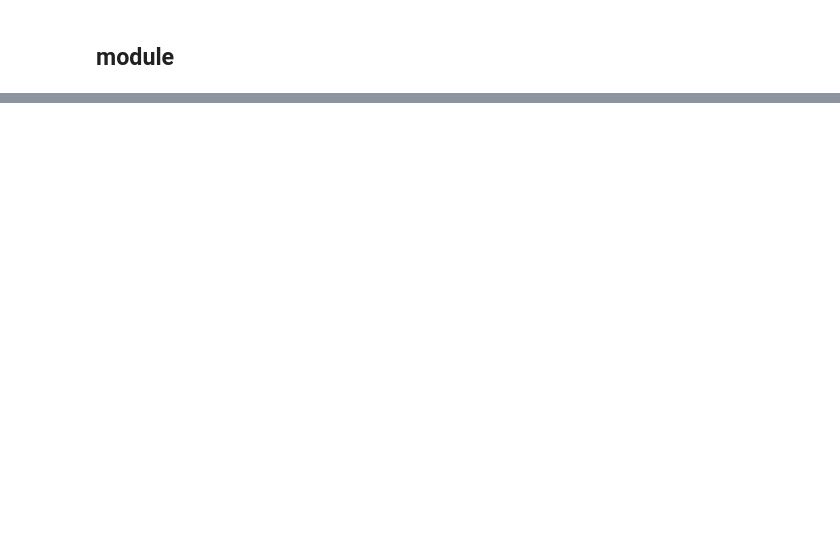
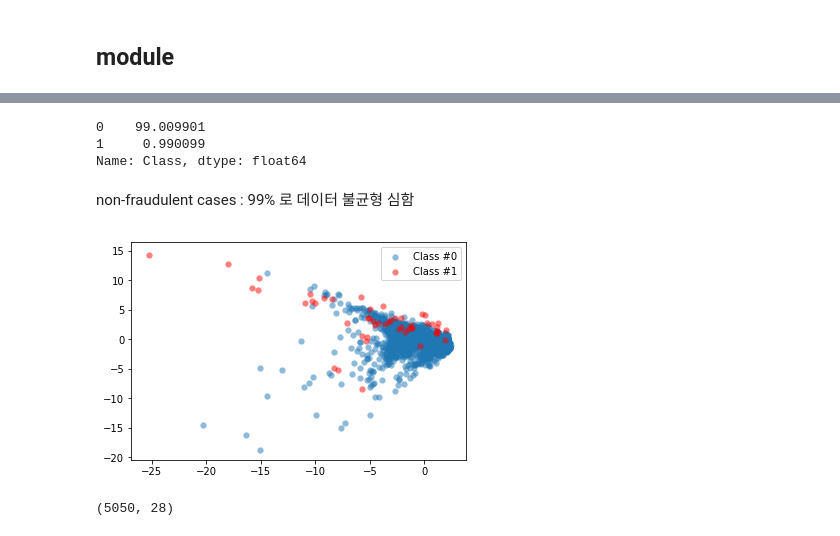
Before and after one commit to ttobaegi/AnomalyDetection, a Jupyter notebook: FraudDetection/1_FraudDetection&ImbalancedClassification.ipynb, the cells around one changed output, grey strips where cells are left out. Saved outputs shown, nothing was run; the diff lists cells and outputs as text; code cells hidden in the pictures; blank space fills up the shorter version.

```diff
--- a/FraudDetection/1_FraudDetection&ImbalancedClassification.ipynb
+++ b/FraudDetection/1_FraudDetection&ImbalancedClassification.ipynb
@@ -56,0 +102,2 @@ ModuleNotFoundError: No module named 'imblearn'
+# %%
+df = pd.read_csv(cc3_file)
@@ -56,0 +141,34 @@ ModuleNotFoundError: No module named 'imblearn'
+# %%
+# label : class
+df.Class.value_counts()/df.shape[0] * 100
+# %% [output]
+0    99.009901
+1     0.990099
+Name: Class, dtype: float64
+# %% [markdown]
+non-fraudulent cases : 99% 로 데이터 불균형 심함
+# %%
+def prep_data(df: pd.DataFrame) -> (np.ndarray, np.ndarray):
+    X = df.iloc[:, 1:29].values # data columns (V1 - V28)
+    y = df.Class.values # lable column
+    return X, y
+# %%
+# Create a scatter plot of data and labels(color)
+def plot_data(X: np.ndarray, y: np.ndarray):
+    plt.scatter(X[y == 0, 0], X[y == 0, 1], label="Class #0", alpha=0.5, linewidth=0.15)
+    plt.scatter(X[y == 1, 0], X[y == 1, 1], label="Class #1", alpha=0.5, linewidth=0.15, c='r') #color
+    plt.legend()
+    return plt.show()
+# %%
+X,y = prep_data(df)
+#print(df.head(1))
+#print(X[0])
+# %%
+# V1, V2
+plot_data(X,y)
+# %% [output]
+[figure, added]
+# %%
+X.shape
+# %% [output]
+(5050, 28)
```
Also changed, not shown: parts of 12 cells of this notebook.
